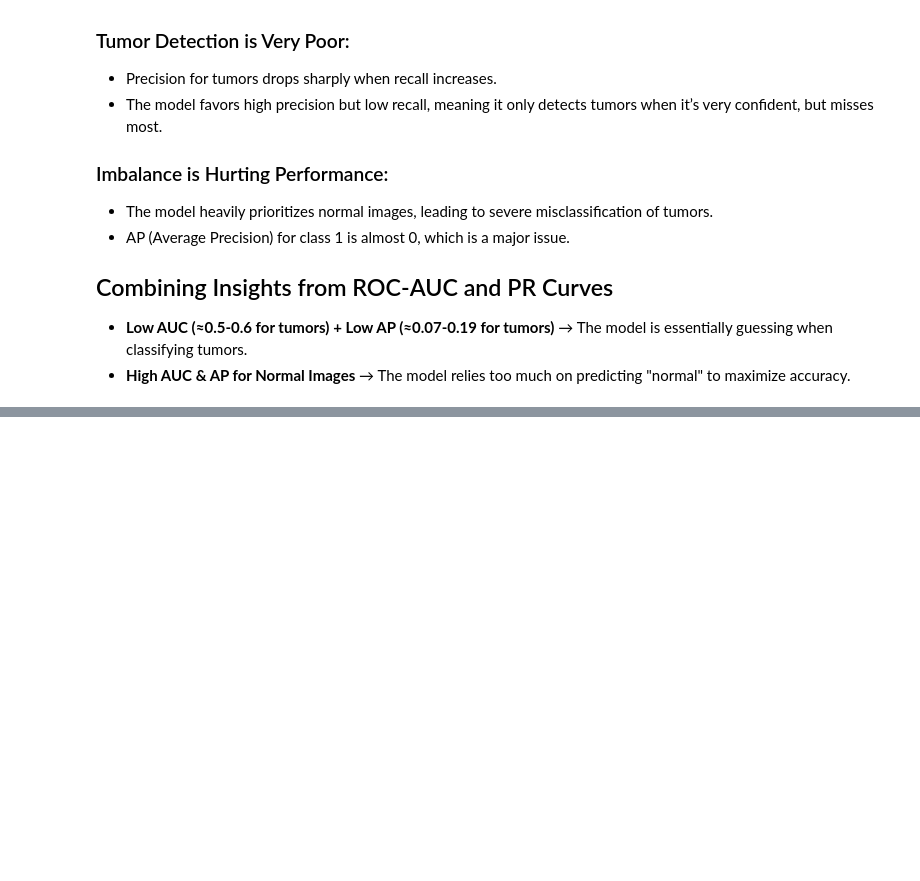
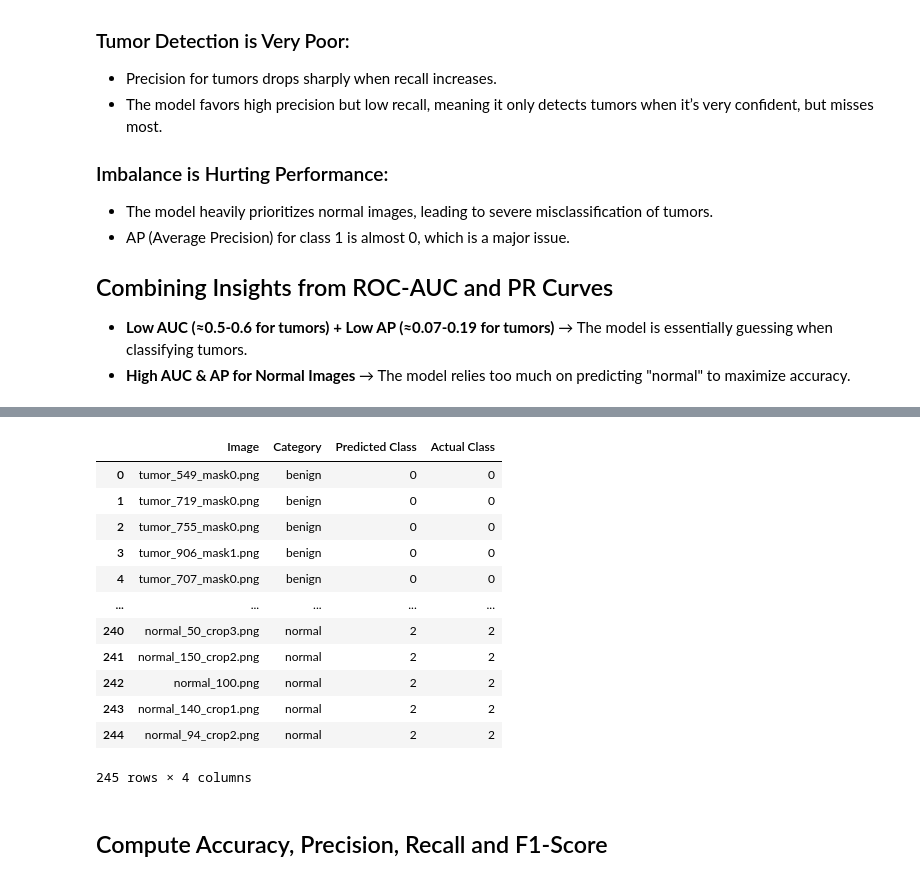
Before and after one commit to victorsobottka/Deep_Learning_FinalProject, a Jupyter notebook: DL_FinalProject_CNN.ipynb, the cells around one changed output, grey strips where cells are left out. Drawn from its saved outputs; the diff is of its cells as text; code cells hidden in the pictures; blank space fills up the shorter version.

```diff
--- a/DL_FinalProject_CNN.ipynb
+++ b/DL_FinalProject_CNN.ipynb
@@ -718,0 +805,18 @@ Precision-Recall (PR) curves are crucial when dealing with imbalanced datasets,
+# %%
+results_df_cropped
+# %% [output]
+|  | Image | Category | Predicted Class | Actual Class |
+| 0 | tumor_549_mask0.png | benign | 0 | 0 |
+| 1 | tumor_719_mask0.png | benign | 0 | 0 |
+| 2 | tumor_755_mask0.png | benign | 0 | 0 |
+| 3 | tumor_906_mask1.png | benign | 0 | 0 |
+| 4 | tumor_707_mask0.png | benign | 0 | 0 |
+| ... | ... | ... | ... | ... |
+| 240 | normal_50_crop3.png | normal | 2 | 2 |
+| 241 | normal_150_crop2.png | normal | 2 | 2 |
+| 242 | normal_100.png | normal | 2 | 2 |
+| 243 | normal_140_crop1.png | normal | 2 | 2 |
+| 244 | normal_94_crop2.png | normal | 2 | 2 |
+245 rows × 4 columns
+# %% [markdown]
+## Compute Accuracy, Precision, Recall and F1-Score
```
Also changed, not shown: parts of 5 cells of this notebook.
